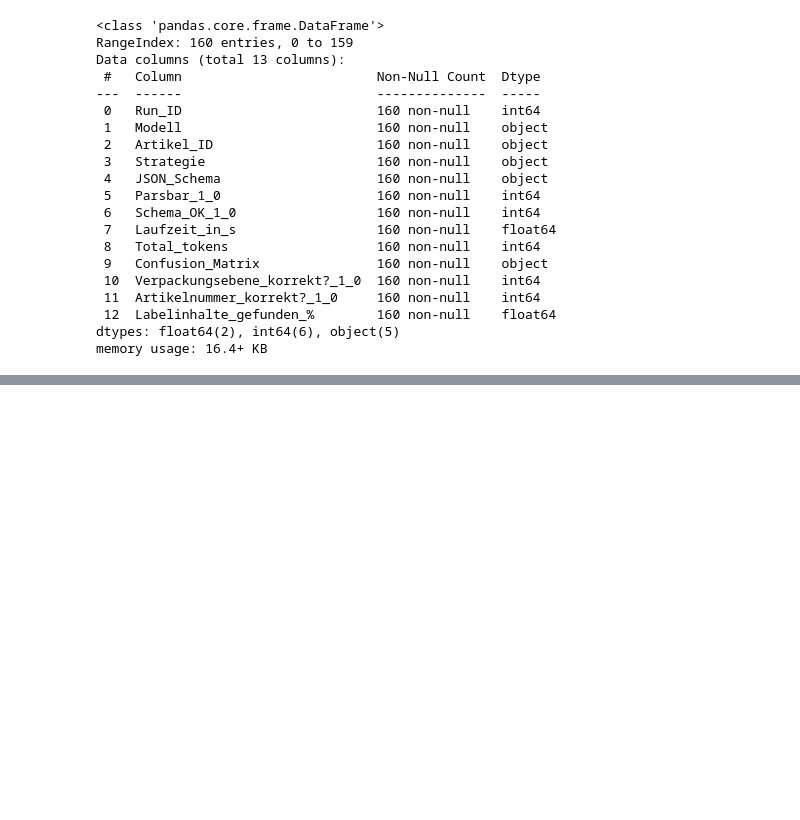
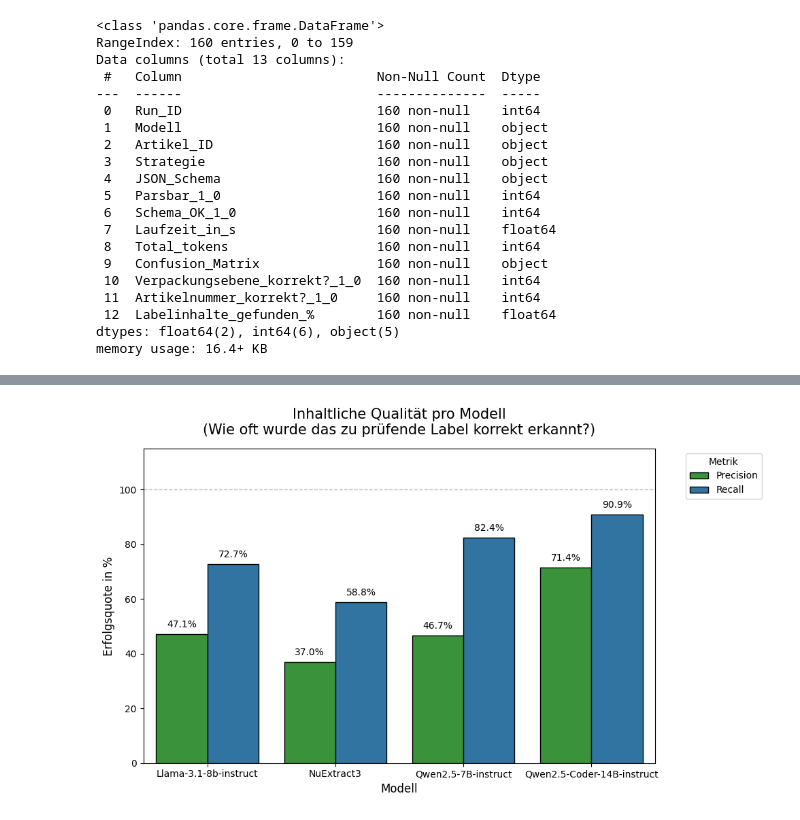
Before and after one commit to ossj-dev/wv_prototyp, a Jupyter notebook: study/auswertung_01.ipynb, the cells around one changed output, grey strips where cells are left out. Saved outputs shown, nothing was run; the diff lists cells and outputs as text; code cells hidden in the pictures; blank space fills up the shorter version.

```diff
--- a/study/auswertung_01.ipynb
+++ b/study/auswertung_01.ipynb
@@ -64,0 +186,98 @@ df_encoded.sample(5)
+# %%
+# ==========================================
+# 1. Daten bereinigen (Strikter Filter)
+# ==========================================
+# Wir behalten NUR die Zeilen, bei denen BEIDES 1 ist.
+df_bereinigt = df[(df['Parsbar_1_0'] == 1) & (df['Schema_OK_1_0'] == 1)]
+
+print(f"Datensätze gesamt: {len(df)}")
+print(f"Datensätze nach Bereinigung (nur formstabile): {len(df_bereinigt)}\n")
+
+# ==========================================
+# 2. Metriken pro Modell in einer Schleife berechnen
+# ==========================================
+alle_modelle = df['Modell'].unique() # Findet alle Modelle, die im Original-Datensatz stehen
+ergebnisse = []
+
+for modell in alle_modelle:
+    # Nur die bereinigten Daten für das aktuelle Modell filtern
+    df_modell = df_bereinigt[df_bereinigt['Modell'] == modell]
+
+    # Falls ein Modell nach der Bereinigung gar keine gültigen Antworten mehr hat:
+    if len(df_modell) == 0:
+        ergebnisse.append({'Modell': modell, 'Precision': 0.0, 'Recall': 0.0})
+        continue
+
+    # TP, FP und FN zählen
+    werte = df_modell['Confusion_Matrix'].value_counts()
+    tp = werte.get('TP', 0)
+    fp = werte.get('FP', 0)
+    fn = werte.get('FN', 0)
+
+    # Precision berechnen
+    precision = (tp / (tp + fp) * 100) if (tp + fp) > 0 else 0.0
+
+    # Recall berechnen
+    recall = (tp / (tp + fn) * 100) if (tp + fn) > 0 else 0.0
+
+    # In Liste speichern
+    ergebnisse.append({
+        'Modell': modell,
+        'Precision': precision,
+        'Recall': recall
+    })
+
+# Liste in einen neuen DataFrame umwandeln
+df_ergebnisse = pd.DataFrame(ergebnisse)
+
+# ==========================================
+# 3. Vorbereitung für Seaborn (Melt)
+# ==========================================
+# Um aus den Spalten "Precision" und "Recall" ein sauberes Diagramm zu machen,
+# formen wir die Tabelle um (Schmelzen / Melt).
+df_melted = df_ergebnisse.melt(id_vars='Modell', var_name='Metrik', value_name='Prozent')
+
+# ==========================================
+# 4. Visualisierung: Schön und Sinnvoll
+# ==========================================
+plt.figure(figsize=(10, 6))
+
+# Das Balkendiagramm zeichnen
+ax = sns.barplot(
+    data=df_melted,
+    x='Modell',
+    y='Prozent',
+    hue='Metrik',
+    palette=['#2ca02c', '#1f77b4'], # Grün für Precision, Blau für Recall
+    edgecolor="black"
+)
+
+# Y-Achse zwingend auf 0 bis 110% setzen (110 gibt Platz für den Text über den Balken)
+plt.ylim(0, 115)
+
+# Titel und Achsenbeschriftungen
+plt.title('Inhaltliche Qualität pro Modell\n(Wie oft wurde das zu prüfende Label korrekt erkannt?)', fontsize=15, pad=15)
+plt.xlabel('Modell', fontsize=12)
+plt.ylabel('Erfolgsquote in %', fontsize=12)
+
+# Eine dezente 100%-Hilfslinie zur besseren Orientierung
+plt.axhline(100, color='grey', linestyle='--', linewidth=1, alpha=0.5)
+
+# Die genauen Prozentzahlen über die Balken schreiben
+for p in ax.patches:
+    height = p.get_height()
+    if height > 0: # Nur Zahlen schreiben, wenn der Balken nicht 0 ist
+        ax.annotate(f'{height:.1f}%',
+                    (p.get_x() + p.get_width() / 2., height),
+                    ha='center', va='bottom',
+                    fontsize=10, color='black',
+                    xytext=(0, 5),
+                    textcoords='offset points')
+
+# Legende hübscher platzieren
+plt.legend(title='Metrik', bbox_to_anchor=(1.05, 1), loc='upper left')
+
+# Layout bereinigen und anzeigen
+plt.tight_layout()
+plt.show()
+# %% [output]
@@ -64,0 +286 @@ df_encoded.sample(5)
+[figure, added]
```
Also changed, not shown: parts of 15 cells of this notebook, 1 other file.
